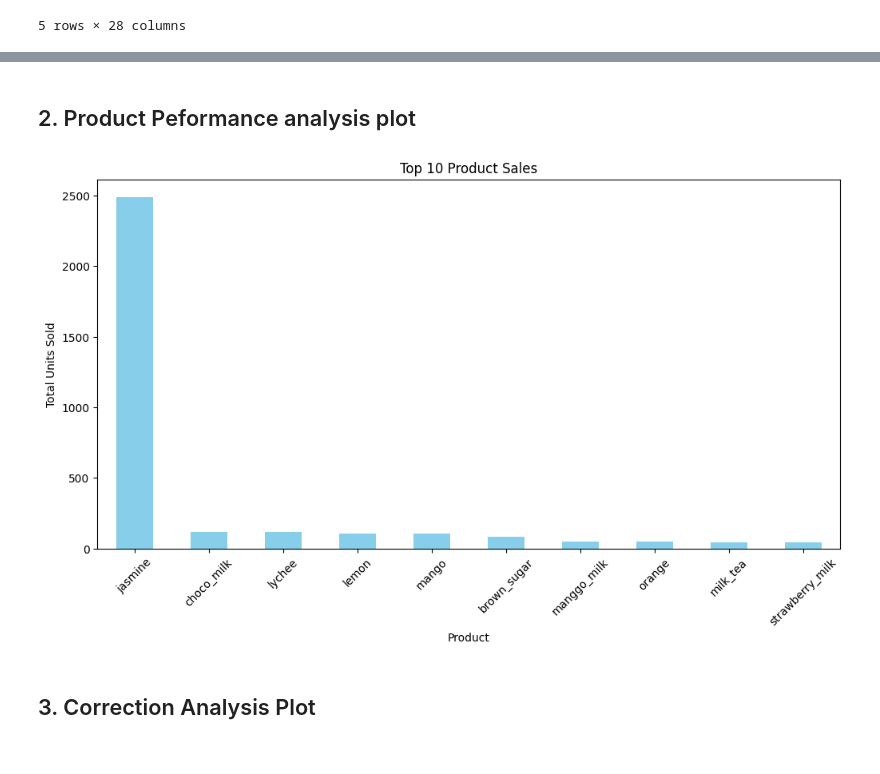
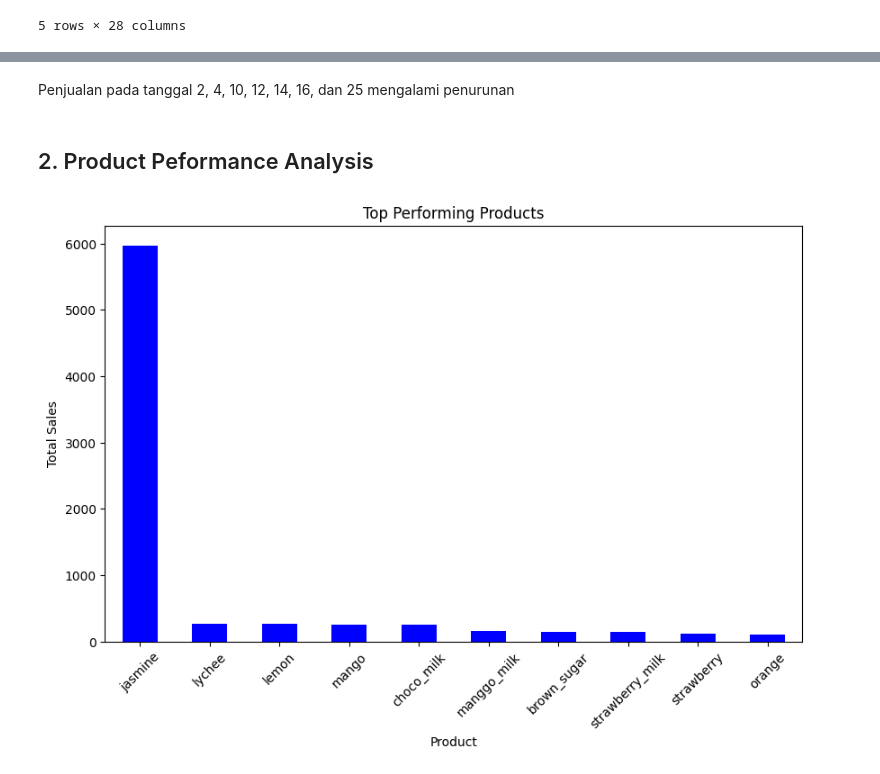
Before and after one commit to bryanfks-dev/Klempoken-Analysis, a Jupyter notebook: main.ipynb, the cells around one changed output, grey strips where cells are left out. Saved outputs shown, nothing was run; the diff lists cells and outputs as text; code cells hidden in the pictures.

Commit message:
add more analysis

```diff
--- a/main.ipynb
+++ b/main.ipynb
@@ -10,10 +10,10 @@ import matplotlib.pyplot as plt
 import seaborn
 # %%
 # Load data from CSV file
-data = pd.read_csv('dataset.csv')
+df = pd.read_csv('dataset.csv')
 
-# Shows the first 5 rows of the dataset
-data.head()
+# Shows the first 5 rows of the dataframe
+df.head()
 # %% [output]
 |  | date | jasmine | milk_tea | choco_milk | brown_sugar | nastar | strawberry_milk | manggo_milk | rose_milk | ... |
 | 0 | 09/01/2024 | 108 | 5 | 8 | 5 | 0 | 2 | 2 | 0 | ... |
@@ -24,11 +24,8 @@ data.head()
 5 rows × 28 columns
 # %%
 # Convert 'date' column to datetime format
-data['date'] = pd.to_datetime(data['date'], format='%m/%d/%Y')
-
-# Set 'date' column as index
-data.set_index('date', inplace=True)
+df["date"] = pd.to_datetime(df["date"], format="%m/%d/%Y")
 
 # Shows the first 5 rows of the dataset
-data.head()
+df.head()
 # %% [output]
@@ -66,31 +99,33 @@ plt.show()
+# %% [markdown]
+Penjualan pada tanggal 2, 4, 10, 12, 14, 16, dan 25 mengalami penurunan
 # %% [markdown]
-## 2. Product Peformance analysis plot
+## 2. Product Peformance Analysis
 # %%
-# Exclude 'sales_total' column for product performance analysis
-product_sales = data.drop(columns=['sales_total'])
+# Extract the product sales data
+product_sales = df.drop(columns=["date"]).drop(columns=["sales_total"])
 
-# Sum the sales of each product and sort them in descending order
+# Calculate the total sales for each product
 total_product_sales = product_sales.sum().sort_values(ascending=False)
 
-# Create a figure and a set of subplots
-plt.figure(figsize=(12, 6))
+# Create a figure
+plt.figure(figsize=(10, 6))
 
-# Plot the top 10 products with the highest sales using bar plot
-total_product_sales.head(10).plot(kind='bar', color='skyblue')
+# Plot the top products using a bar chart
+total_product_sales.head(10).plot(kind="bar", color="blue")
 
 # Set the title of the plot
-plt.title("Top 10 Product Sales")
+plt.title("Top Performing Products")
 
-# Set the x and y axis label
-plt.xlabel('Product')
-plt.ylabel('Total Units Sold')
+# Set the label of the x-axis
+plt.xlabel("Product")
 
-# Add rotation to the x-axis labels
+# Set the label of the y-axis
+plt.ylabel("Total Sales")
+
+# Rotate the x-axis labels
 plt.xticks(rotation=45)
 
-# Display the plot
+# Show the plot
 plt.show()
 # %% [output]
-[figure, old version]
+[figure, new version]
-# %% [markdown]
-## 3. Correction Analysis Plot
```
Also changed, not shown: parts of 13 cells of this notebook, 1 other file.
